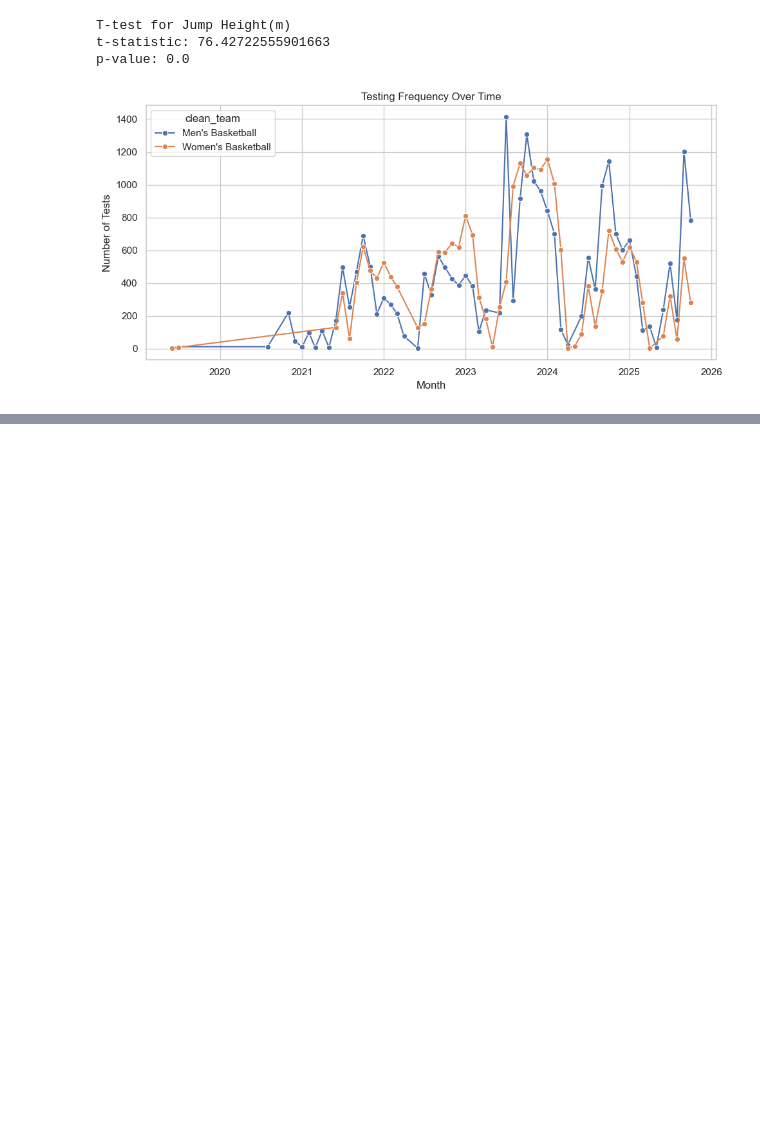
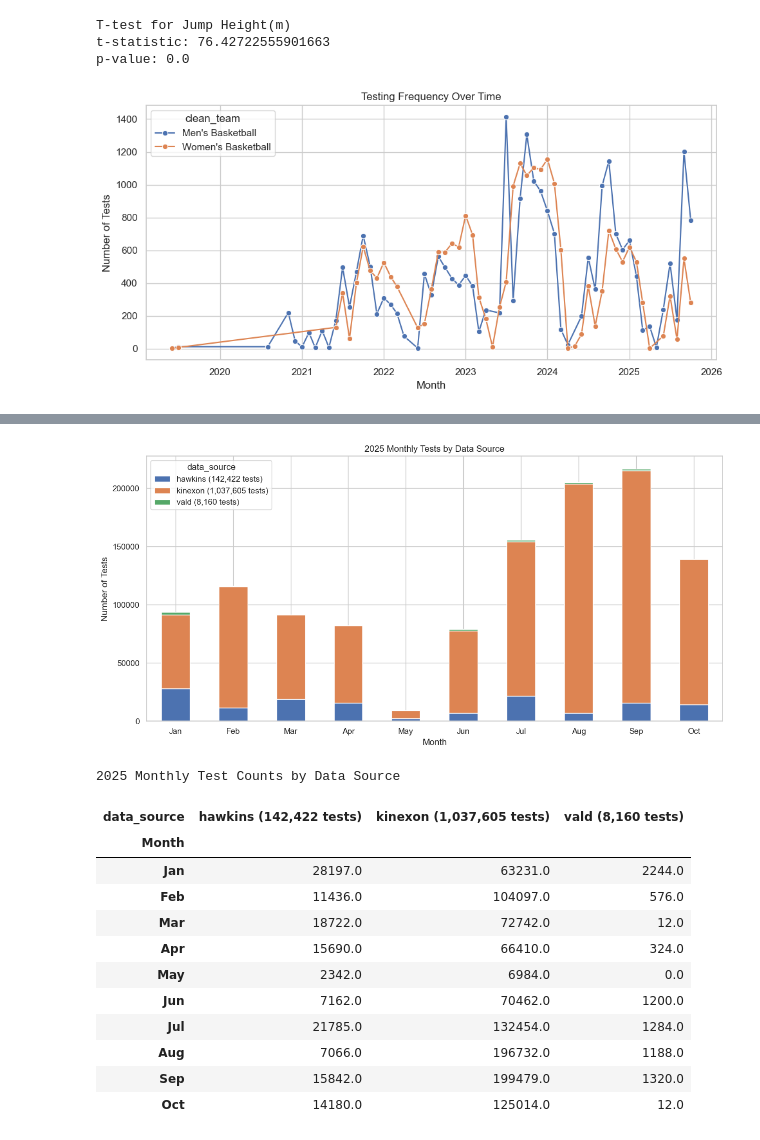
Before and after one commit to HHA507-Group-5/507_groupproject_2025, a Jupyter notebook: part3_viz_comparison.ipynb, the cells around one changed output, grey strips where cells are left out. Saved outputs shown, nothing was run; the diff lists cells and outputs as text; code cells hidden in the pictures; blank space fills up the shorter version.

```diff
--- a/part3_viz_comparison.ipynb
+++ b/part3_viz_comparison.ipynb
@@ -192,0 +193,74 @@ plt.show()
+# %%
+# Attempting monthly again
+
+#$ 2025 monthly tests by data source – cleaned up plot + table
+
+query_2025 = f"""
+    SELECT
+        DATE_FORMAT(timestamp, '%%Y-%%m-01') AS month_start,
+        data_source,
+        COUNT(*) AS test_count
+    FROM {TABLE}
+    WHERE timestamp >= '2025-01-01'
+      AND timestamp < '2026-01-01'
+    GROUP BY month_start, data_source
+    ORDER BY month_start, data_source;
+"""
+
+df_2025 = pd.read_sql(query_2025, engine)
+df_2025["month_start"] = pd.to_datetime(df_2025["month_start"])
+
+# Pivot to month x data_source
+pivot_2025 = (
+    df_2025
+    .pivot(index="month_start", columns="data_source", values="test_count")
+    .fillna(0)
+    .sort_index()
+)
+
+# Total tests per system (for legend labels) – cast to int to remove .0
+totals = pivot_2025.sum(axis=0).astype(int)
+
+# Rename columns to include total tests in legend
+pivot_2025 = pivot_2025.rename(
+    columns={src: f"{src} ({totals[src]:,} tests)" for src in totals.index}
+)
+
+# Plot
+plt.figure(figsize=(12, 6))
+ax = pivot_2025.plot(kind="bar", stacked=True, ax=plt.gca())
+
+# Pretty month labels: Jan, Feb, ...
+ax.set_xticklabels(
+    [dt.strftime("%b") for dt in pivot_2025.index],
+    rotation=0
+)
+
+plt.title("2025 Monthly Tests by Data Source")
+plt.xlabel("Month")
+plt.ylabel("Number of Tests")
+plt.tight_layout()
+plt.show()
+
+# Table of the same data
+table_2025 = pivot_2025.copy()
+table_2025.index = [dt.strftime("%b") for dt in table_2025.index]
+table_2025.index.name = "Month"
+
+print("2025 Monthly Test Counts by Data Source")
+display(table_2025)
+# %% [output]
+[figure, added]
+2025 Monthly Test Counts by Data Source
+| data_source | hawkins (142,422 tests) | kinexon (1,037,605 tests) | vald (8,160 tests) |
+| Month |  |  |  |
+| Jan | 28197.0 | 63231.0 | 2244.0 |
+| Feb | 11436.0 | 104097.0 | 576.0 |
+| Mar | 18722.0 | 72742.0 | 12.0 |
+| Apr | 15690.0 | 66410.0 | 324.0 |
+| May | 2342.0 | 6984.0 | 0.0 |
+| Jun | 7162.0 | 70462.0 | 1200.0 |
+| Jul | 21785.0 | 132454.0 | 1284.0 |
+| Aug | 7066.0 | 196732.0 | 1188.0 |
+| Sep | 15842.0 | 199479.0 | 1320.0 |
+| Oct | 14180.0 | 125014.0 | 12.0 |
```
Also changed, not shown: parts of 1 cell of this notebook.
